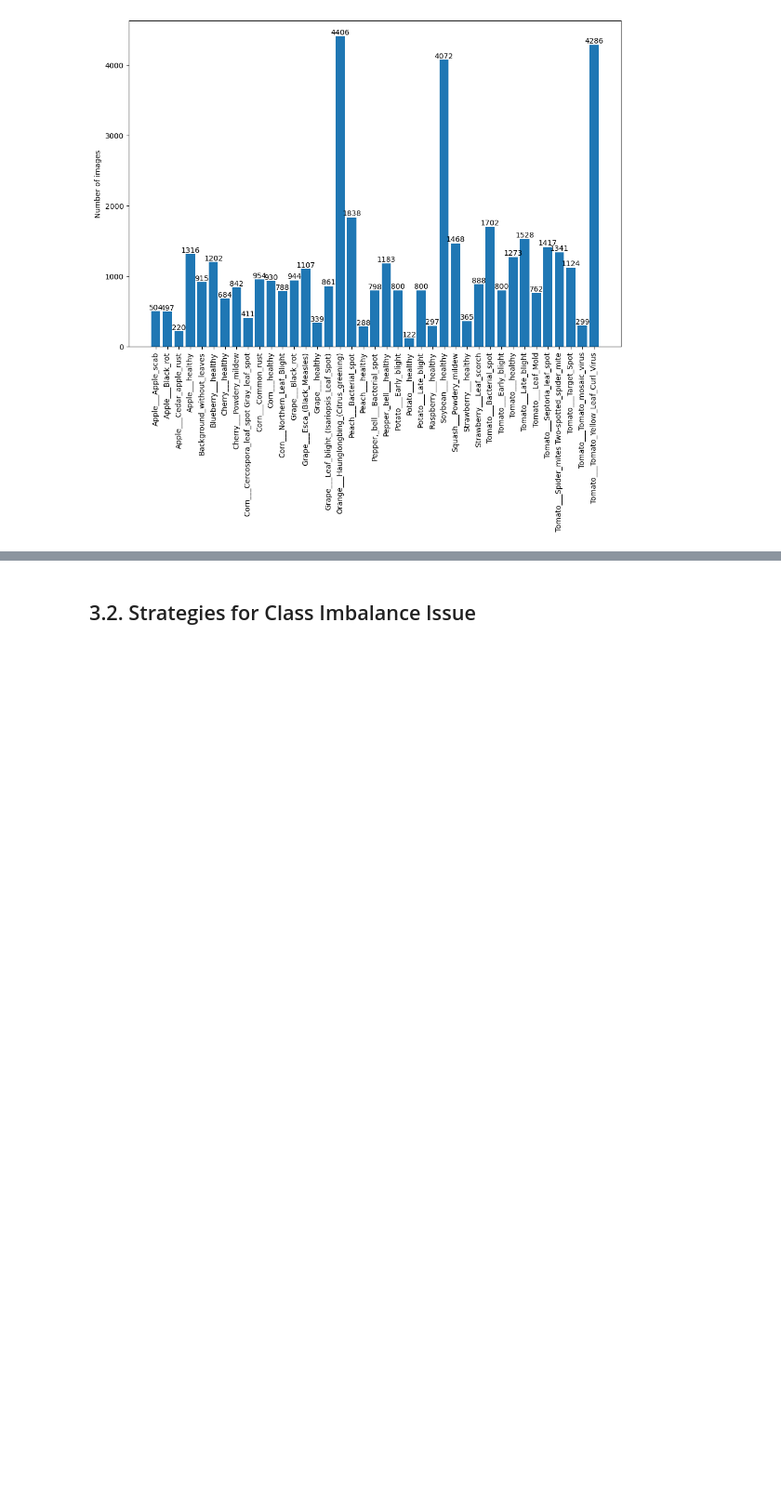
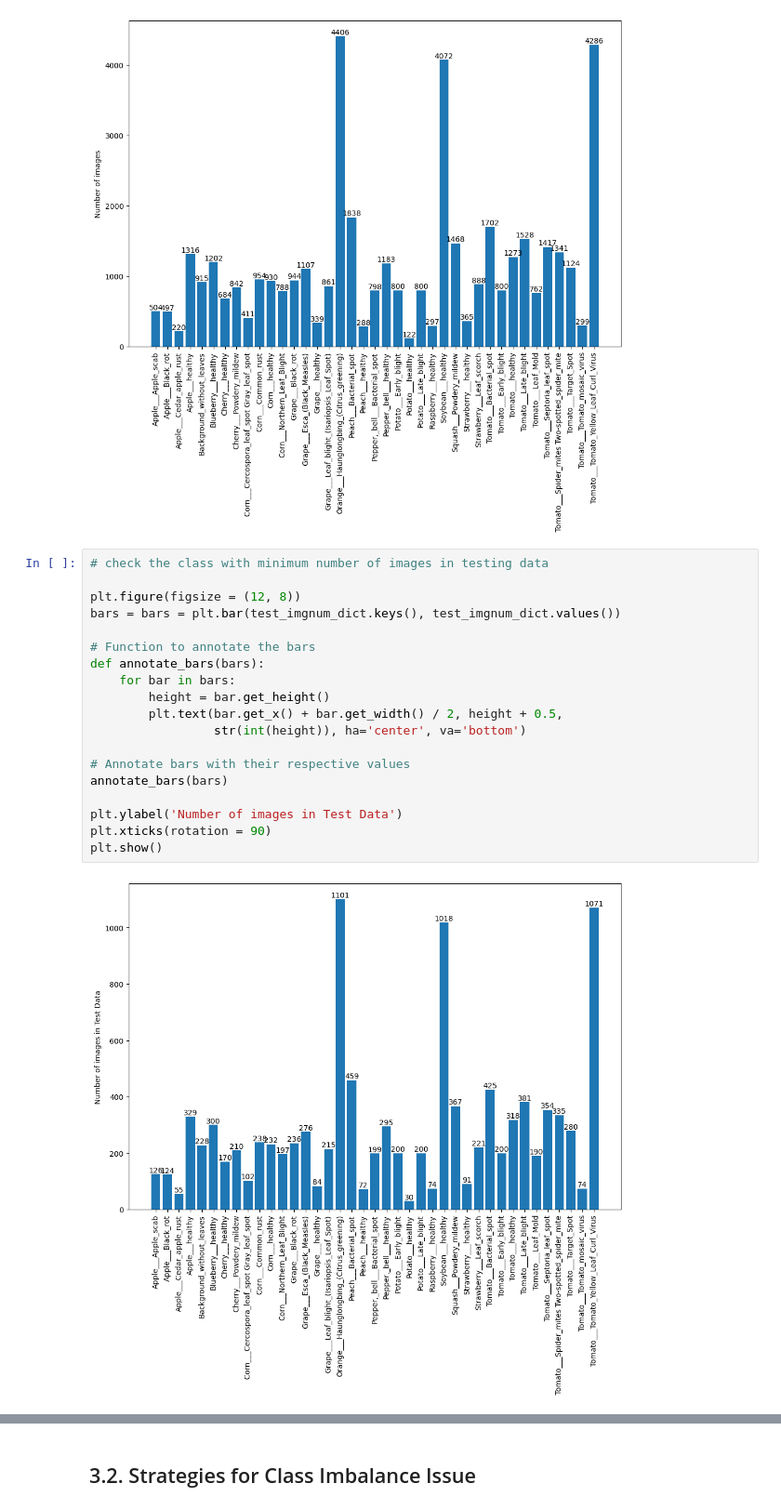
Before and after one commit to wangtuguahhh/Capstone_2, a Jupyter notebook: notebook/Capstone2_03_Feature_Engineering.ipynb, the cells around one changed output, grey strips where cells are left out. Shown at 93% size. Cells and saved outputs as stored; diff of their text form; blank space fills up the shorter version.

```diff
--- a/notebook/Capstone2_03_Feature_Engineering.ipynb
+++ b/notebook/Capstone2_03_Feature_Engineering.ipynb
@@ -143,6 +144,27 @@ plt.xticks(rotation = 90)
 plt.show()
 # %% [output]
 [figure]
+# %%
+# check the class with minimum number of images in testing data
+
+plt.figure(figsize = (12, 8))
+bars = bars = plt.bar(test_imgnum_dict.keys(), test_imgnum_dict.values())
+
+# Function to annotate the bars
+def annotate_bars(bars):
+    for bar in bars:
+        height = bar.get_height()
+        plt.text(bar.get_x() + bar.get_width() / 2, height + 0.5,
+                 str(int(height)), ha='center', va='bottom')
+
+# Annotate bars with their respective values
+annotate_bars(bars)
+
+plt.ylabel('Number of images in Test Data')
+plt.xticks(rotation = 90)
+plt.show()
+# %% [output]
+[figure, added]
 # %% [markdown]
 **Note:**
 * 20% of images are separated from the original and will serve as the test data for model evaluations.
```
Also changed, not shown: parts of 17 cells of this notebook.
